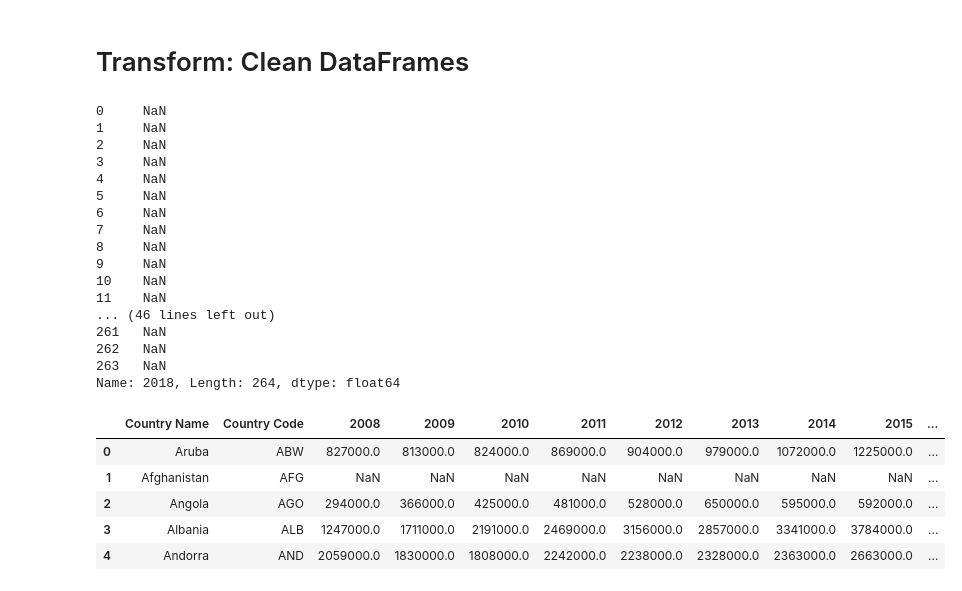
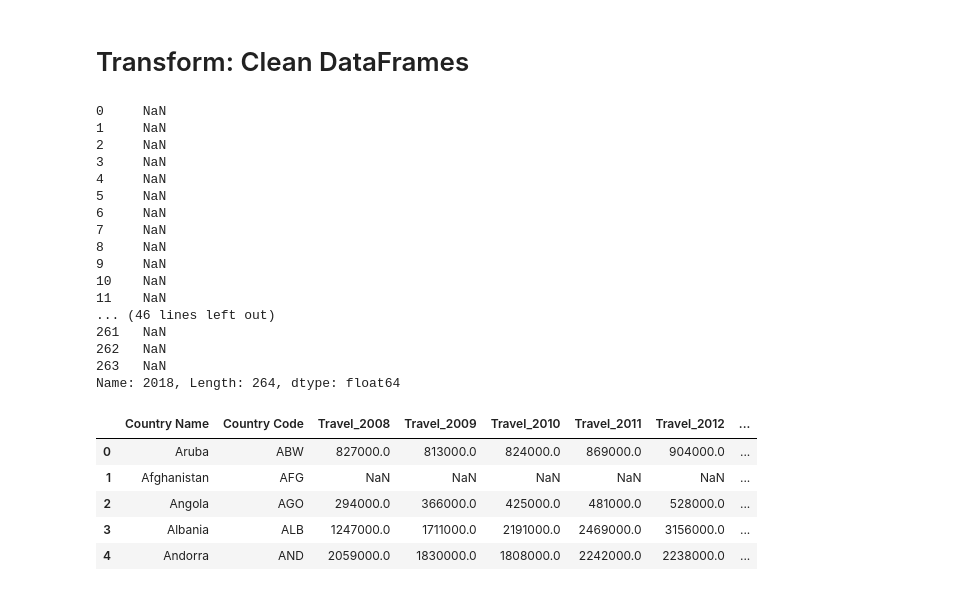
Before and after one commit to hollybergen/Data_Viz_GroupProj_ETL, a Jupyter notebook: Happiness_Master.ipynb, the cells around one changed output. Cells and saved outputs as stored; diff of their text form; code cells hidden in the pictures.

```diff
--- a/Happiness_Master.ipynb
+++ b/Happiness_Master.ipynb
@@ -76,39 +100,58 @@ birthrate_df.head()
 # %% [markdown]
 # Transform: Clean DataFrames
 # %%
-#------------Arrivals dataframe------------#
+#------------Transform: Arrivals dataframe------------#
 
 # First list columns and keep only columns we are interested in
 list(arrivals_df)
 new_arrivals_df = arrivals_df[['Country Name','Country Code','2008','2009','2010','2011','2012','2013','2014',\
  '2015','2016','2017','2018']]
 new_arrivals_df.head()
 
 # Noticed on inspection that there is no data for 2018 so will drop column
 print(new_arrivals_df['2018'])
 del new_arrivals_df['2018']
 new_arrivals_df.head()
+
+# Rename columns so that they are differentiated from other Dataframes
+list(new_arrivals_df)
+
+arrivals_renamed = {'Country Name':'Country Name',
+ 'Country Code': 'Country Code',
+ '2008': 'Travel_2008',
+ '2009': 'Travel_2009',
+ '2010': 'Travel_2010',
+ '2011': 'Travel_2011',
+ '2012': 'Travel_2012',
+ '2013': 'Travel_2013',
+ '2014': 'Travel_2014',
+ '2015': 'Travel_2015',
+ '2016': 'Travel_2016',
+ '2017': 'Travel_2017'}
+
+new_arrivals_df = new_arrivals_df.rename(columns=arrivals_renamed)
+new_arrivals_df.head()
 # %% [output]
 0     NaN
 1     NaN
 2     NaN
 3     NaN
 4     NaN
 5     NaN
 6     NaN
 7     NaN
 8     NaN
 9     NaN
 10    NaN
 11    NaN
 ... (46 lines left out)
 261   NaN
 262   NaN
 263   NaN
 Name: 2018, Length: 264, dtype: float64
-|  | Country Name | Country Code | 2008 | 2009 | 2010 | 2011 | 2012 | 2013 | 2014 | 2015 | ... |
-| 0 | Aruba | ABW | 827000.0 | 813000.0 | 824000.0 | 869000.0 | 904000.0 | 979000.0 | 1072000.0 | 1225000.0 | ... |
-| 1 | Afghanistan | AFG | NaN | NaN | NaN | NaN | NaN | NaN | NaN | NaN | ... |
-| 2 | Angola | AGO | 294000.0 | 366000.0 | 425000.0 | 481000.0 | 528000.0 | 650000.0 | 595000.0 | 592000.0 | ... |
-| 3 | Albania | ALB | 1247000.0 | 1711000.0 | 2191000.0 | 2469000.0 | 3156000.0 | 2857000.0 | 3341000.0 | 3784000.0 | ... |
-| 4 | Andorra | AND | 2059000.0 | 1830000.0 | 1808000.0 | 2242000.0 | 2238000.0 | 2328000.0 | 2363000.0 | 2663000.0 | ... |
+|  | Country Name | Country Code | Travel_2008 | Travel_2009 | Travel_2010 | Travel_2011 | Travel_2012 | ... |
+| 0 | Aruba | ABW | 827000.0 | 813000.0 | 824000.0 | 869000.0 | 904000.0 | ... |
+| 1 | Afghanistan | AFG | NaN | NaN | NaN | NaN | NaN | ... |
+| 2 | Angola | AGO | 294000.0 | 366000.0 | 425000.0 | 481000.0 | 528000.0 | ... |
+| 3 | Albania | ALB | 1247000.0 | 1711000.0 | 2191000.0 | 2469000.0 | 3156000.0 | ... |
+| 4 | Andorra | AND | 2059000.0 | 1830000.0 | 1808000.0 | 2242000.0 | 2238000.0 | ... |
```
Also changed, not shown: parts of 15 cells of this notebook, 1 other file.
